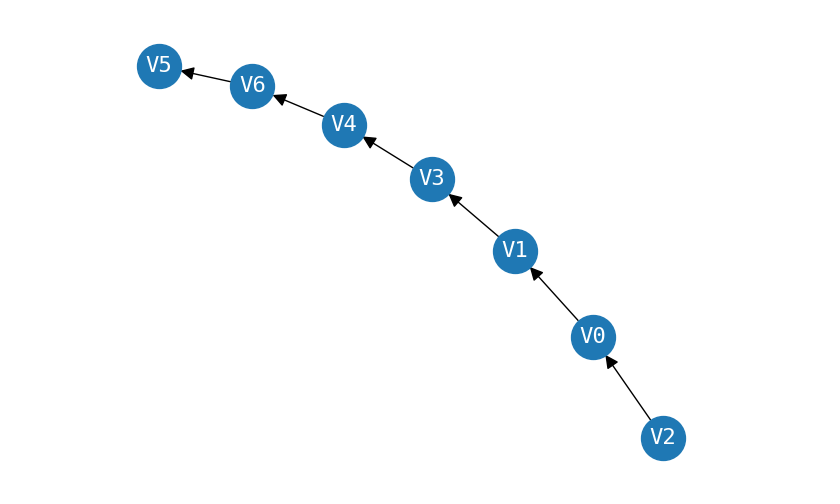
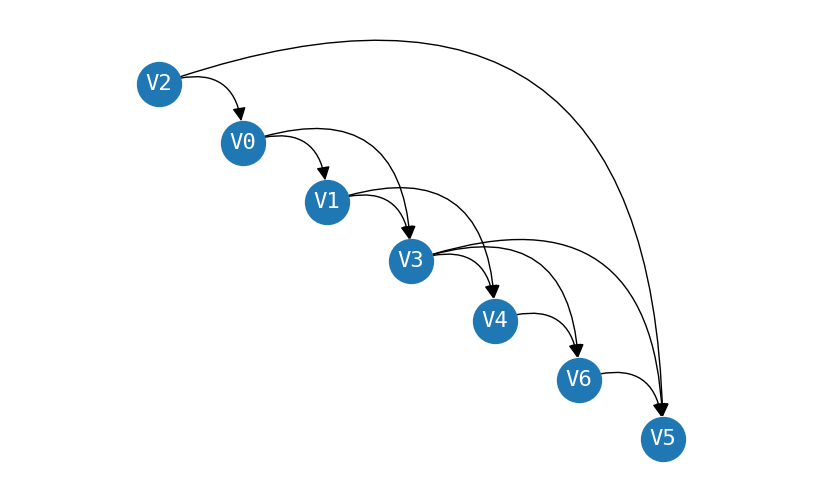
Before and after one commit to untref-edd/edd, a Jupyter notebook: Clases/Clase 5 - Grafos/Anexo figuras.ipynb, the cells around one changed output. Saved outputs shown, nothing was run; the diff lists cells and outputs as text; code cells hidden in the pictures.

```diff
--- a/Clases/Clase 5 - Grafos/Anexo figuras.ipynb
+++ b/Clases/Clase 5 - Grafos/Anexo figuras.ipynb
@@ -119,14 +119,29 @@ G.draw(output_file="figuras/grafo-orden-topologico.png")
 # %%
 from edd.grafo import DiGrafo
 
 G = DiGrafo()
+G.agregar_arista("V0", "V1")
+G.agregar_arista("V0", "V3")
+G.agregar_arista("V1", "V3")
+G.agregar_arista("V1", "V4")
 G.agregar_arista("V2", "V0")
-G.agregar_arista("V0", "V1")
-G.agregar_arista("V1", "V3")
+G.agregar_arista("V2", "V5")
 G.agregar_arista("V3", "V4")
+G.agregar_arista("V3", "V6")
+G.agregar_arista("V3", "V5")
 G.agregar_arista("V4", "V6")
 G.agregar_arista("V6", "V5")
 
-G.draw(output_file="figuras/grafo-orden-topologico-solucion.png")
+pos = {
+    "V2": (0, 7),
+    "V0": (1, 6),
+    "V1": (2, 5),
+    "V3": (3, 4),
+    "V4": (4, 3),
+    "V6": (5, 2),
+    "V5": (6, 1),
+}
+
+G.draw(output_file="figuras/grafo-orden-topologico-solucion.png", pos=pos, curved_edges=True)
 # %% [output]
-[figure, old version]
+[figure, new version]
```
Also changed, not shown: parts of 6 cells of this notebook, 8 other files.
